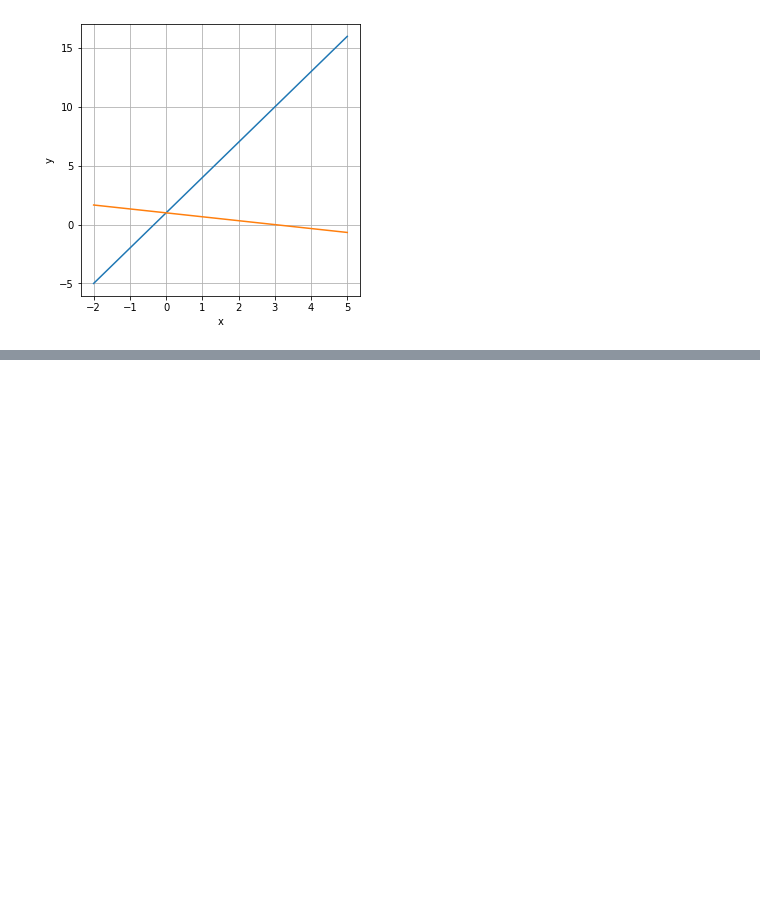
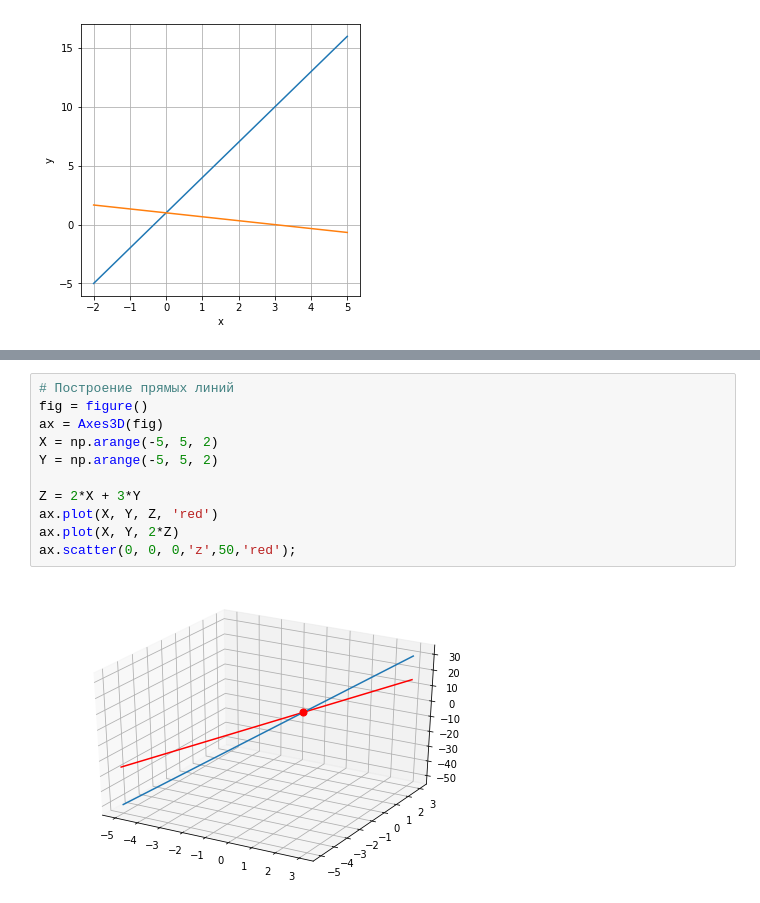
Before and after one commit to koryagin2006/GB_Course_Introduction_to_Higher_Mathematics, a Jupyter notebook: Lesson_3 Видеоурок “Введение в аналитическую геометрию. Графики на плоскости”/Lesson_3 video 1 Введение в аналитическую геометрию.ipynb, the cells around one changed output, grey strips where cells are left out. Drawn from its saved outputs; the diff is of its cells as text; blank space fills up the shorter version.

```diff
--- a/Lesson_3 Видеоурок “Введение в аналитическую геометрию. Графики на плоскости”/Lesson_3 video 1 Введение в аналитическую геометрию.ipynb
+++ b/Lesson_3 Видеоурок “Введение в аналитическую геометрию. Графики на плоскости”/Lesson_3 video 1 Введение в аналитическую геометрию.ipynb
@@ -65,0 +114,13 @@ plt.grid();
+# %%
+# Построение прямых линий
+fig = figure()
+ax = Axes3D(fig)
+X = np.arange(-5, 5, 2)
+Y = np.arange(-5, 5, 2)
+
+Z = 2*X + 3*Y
+ax.plot(X, Y, Z, 'red')
+ax.plot(X, Y, 2*Z)
+ax.scatter(0, 0, 0,'z',50,'red');
+# %% [output]
+[figure, added]
```
Also changed, not shown: parts of 6 cells of this notebook.
